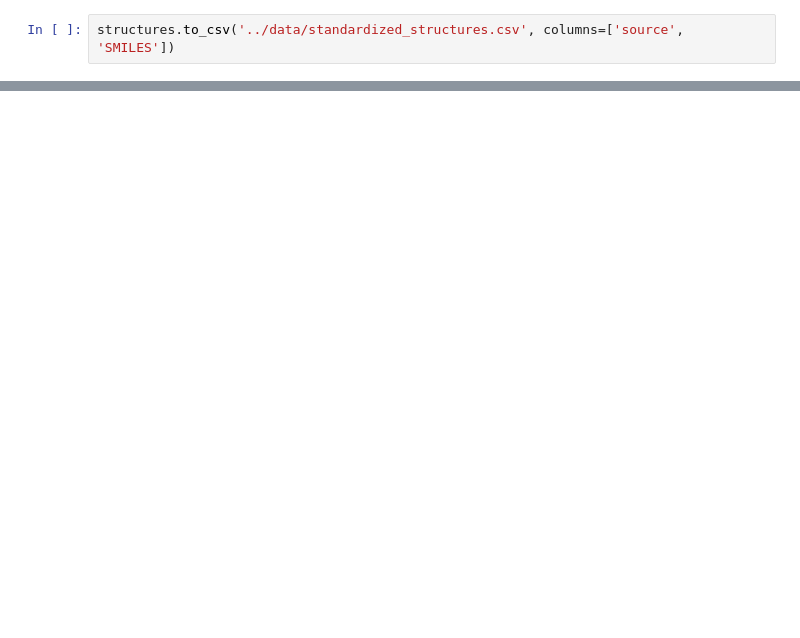
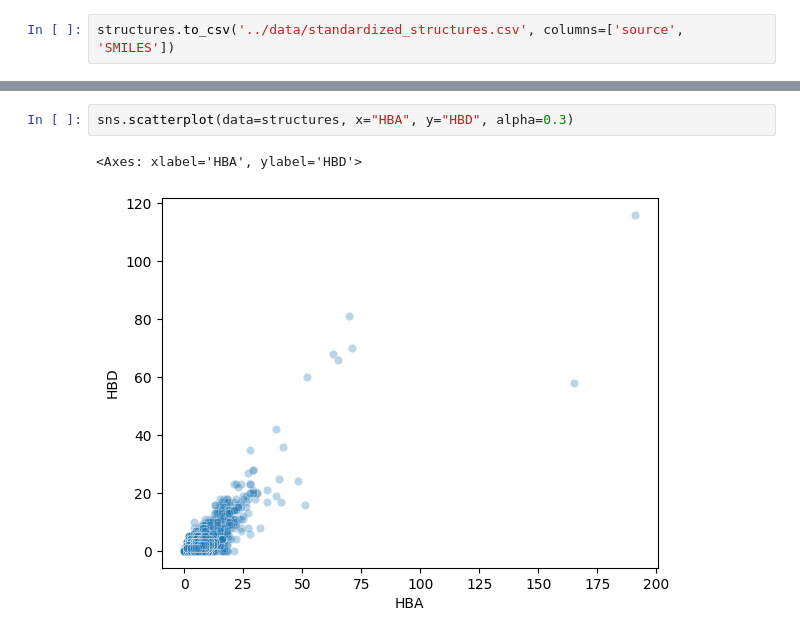
Before and after one commit to lich-uct/cdd2026, a Jupyter notebook: vorsilam/Second exercise.ipynb, the cells around one changed output, grey strips where cells are left out. Cells and saved outputs as stored; diff of their text form; blank space fills up the shorter version.

```diff
--- a/vorsilam/Second exercise.ipynb
+++ b/vorsilam/Second exercise.ipynb
@@ -178,0 +204,5 @@ structures.to_csv('../data/standardized_structures.csv', columns=['source', 'SMI
+# %%
+sns.scatterplot(data=structures, x="HBA", y="HBD", alpha=0.3)
+# %% [output]
+<Axes: xlabel='HBA', ylabel='HBD'>
+[figure, added]
```
Also changed, not shown: parts of 22 cells of this notebook, 3 other files.
